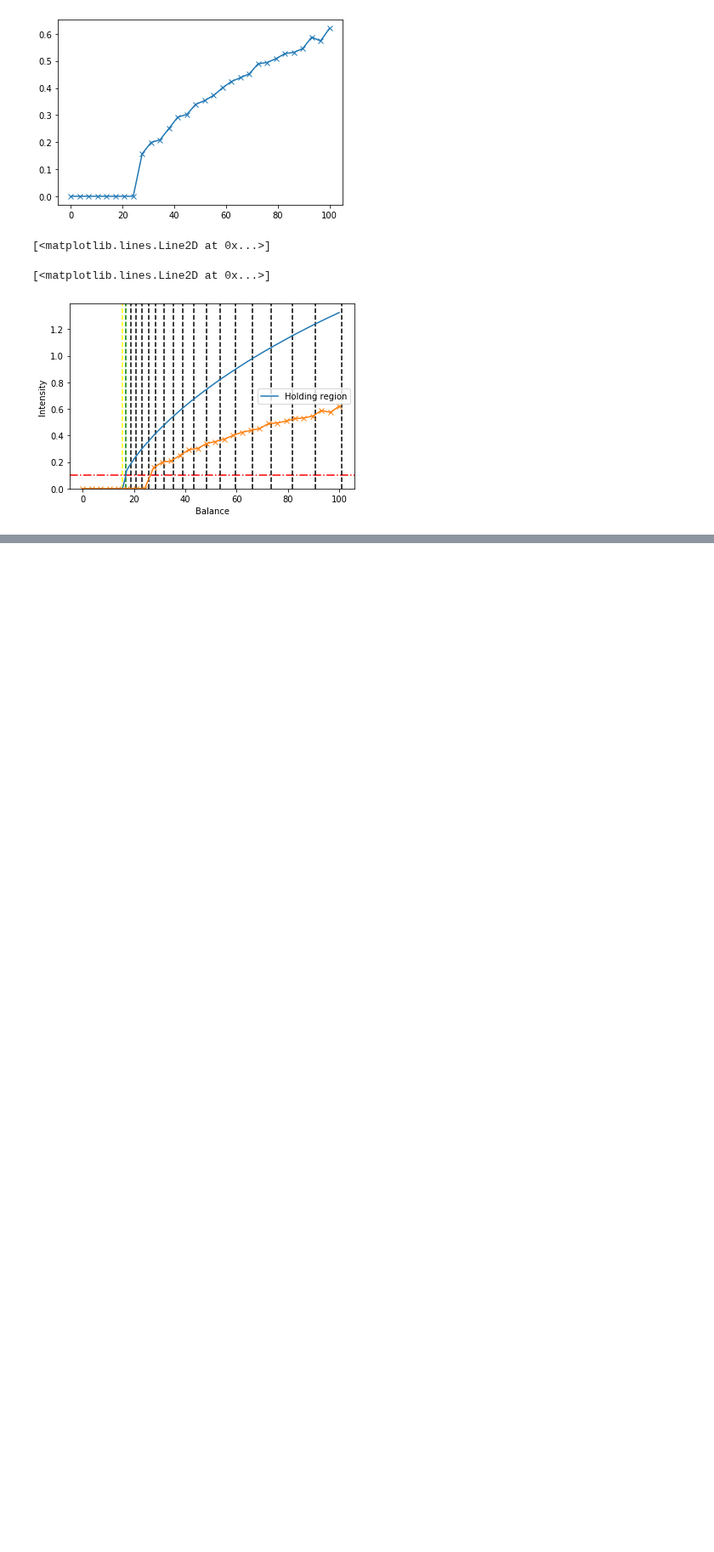
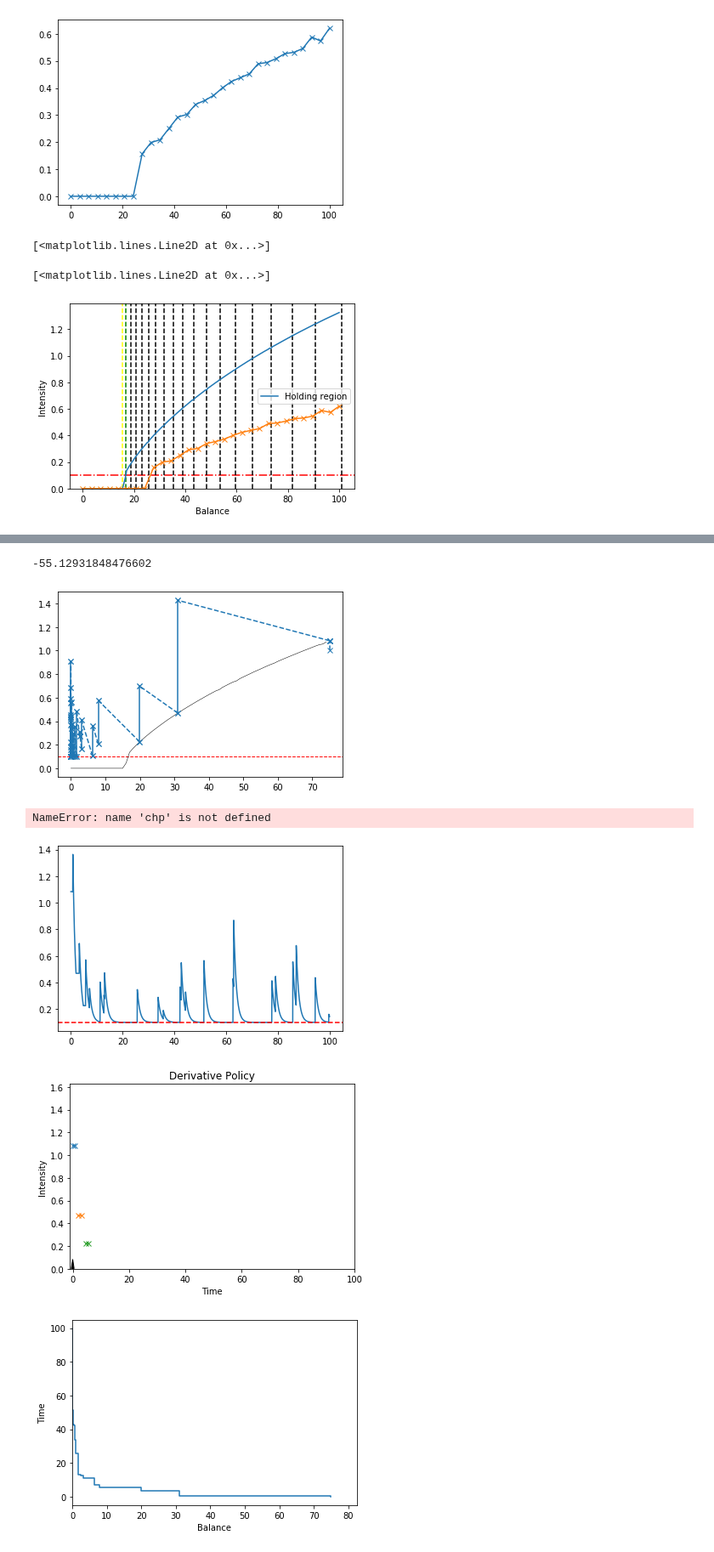
Before and after one commit to majkee15/credit_collections_rl, a Jupyter notebook: optimal_sustain_level/Testing_the_extension.ipynb, the cells around one changed output, grey strips where cells are left out. Shown at 85% size. Cells and saved outputs as stored; diff of their text form; code cells hidden in the pictures; blank space fills up the shorter version.

```diff
--- a/optimal_sustain_level/Testing_the_extension.ipynb
+++ b/optimal_sustain_level/Testing_the_extension.ipynb
@@ -324,0 +299,4 @@ array([100.        ,  90.        ,  81.        ,  72.9       ,
+# %%
+def optimal_frontier(w):
+    index = np.digitize(w, oc.w_vector)
+    return oc.lambdastars[index]
@@ -324,0 +307,14 @@ array([100.        ,  90.        ,  81.        ,  72.9       ,
+# %%
+from chp import CHP
+def control(w):
+    shift = 50
+    if isinstance(w, np.ndarray):
+        return (0.001 * (w - shift)).clip(min=0)
+    elif np.isscalar(w):
+        return np.maximum(0.001 * (w - shift), 0)
+    else:
+        raise ValueError('Stupid error in w.')
+
+chp = CHP(starting_balance=75, starting_intensity=1, marginal_cost=6,
+              collection_horizon=100, lambda_infty=0.1, kappa=1, value_precision_thershold=0.0,
+              delta10=0.05, delta11=0.5, control_function=optimal_frontier, rho=0.05)
@@ -324,0 +323,14 @@ array([100.        ,  90.        ,  81.        ,  72.9       ,
+# %%
+print(chp.calculate_value_single())
+chp.plot_statespace()
+chp.plot_intensity()
+chp.plot_policy()
+chp.plot_balance()
+chp.test_increments()
+# %% [output]
+-55.12931848476602
+[figure, added]
+NameError: name 'chp' is not defined
+[figure, added]
+[figure, added]
+[figure, added]
```
Also changed, not shown: parts of 15 cells of this notebook, 17 other files.
